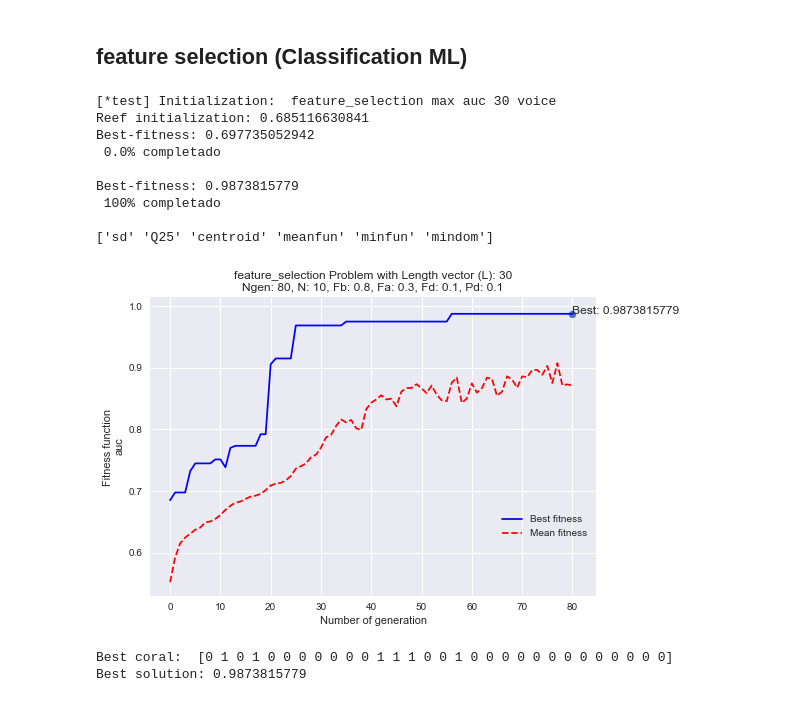
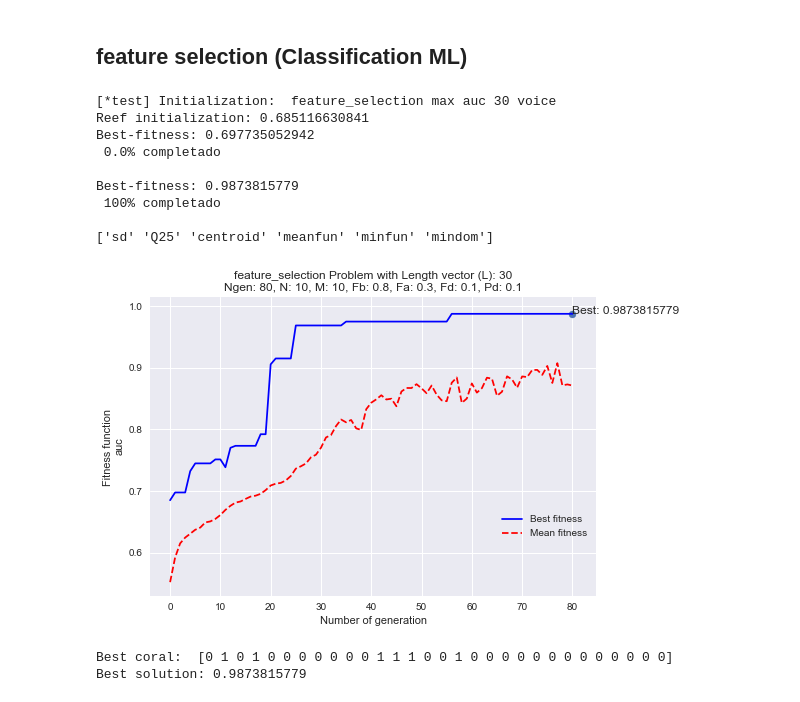
Before and after one commit to VictorPelaez/coral-reef-optimization-algorithm, a Jupyter notebook: cro/test_cro.ipynb, the cells around one changed output. Saved outputs shown, nothing was run; the diff lists cells and outputs as text; code cells hidden in the pictures.

```diff
--- a/cro/test_cro.ipynb
+++ b/cro/test_cro.ipynb
@@ -39,37 +40,37 @@ Best solution: 100.0
 ## ------------------------------------------------------
 ## Parameters initialization
 
-Ngen = 80                # Number of generations
-N = 10                     # Reef size
+Ngen = 80                  # Number of generations
+N  = 10                    # MxN: reef size
+M  = 10                    # MxN: reef size
 Fb = 0.8                   # Broadcast prob.
 Fa = 0.3                   # Asexual reproduction prob.
 Fd = 0.1                   # Fraction of the corals to be eliminated in the depredation operator.
 r0 = 0.6                   # Free/total initial proportion
 k  = 3                     # Number of opportunities for a new coral to settle in the reef
 Pd = 0.1                   # Depredation prob.
 opt= 'max'                 # flag: 'max' for maximizing and 'min' for minimizing
-L = 3 # dont used
 
 problem ='feature_selection'
 metric = 'auc'
 dataset_name = 'voice'
 ml_problem='classification'
 ## ------------------------------------------------------
 
-cro = CRO(Ngen, N, Fb, Fa, Fd, r0, k, Pd, opt, L,
+cro = CRO(Ngen, N, M, Fb, Fa, Fd, r0, k, Pd, opt,
           seed=13, problem_name=problem, metric=metric, dataset_name=dataset_name, ml_problem=ml_problem, verbose=True)
 
 (REEF, REEFpob, REEFfitness, ind_best, Bestfitness, Meanfitness) = cro.fit()
 # %% [output]
 [*test] Initialization:  feature_selection max auc 30 voice
 Reef initialization: 0.685116630841
 Best-fitness: 0.697735052942
  0.0% completado
 
 Best-fitness: 0.9873815779
  100% completado
 
 ['sd' 'Q25' 'centroid' 'meanfun' 'minfun' 'mindom']
-[figure, old version]
+[figure, new version]
 Best coral:  [0 1 0 1 0 0 0 0 0 0 0 1 1 1 0 0 1 0 0 0 0 0 0 0 0 0 0 0 0 0]
 Best solution: 0.9873815779
```
Also changed, not shown: parts of 1 cell of this notebook, 2 other files.
